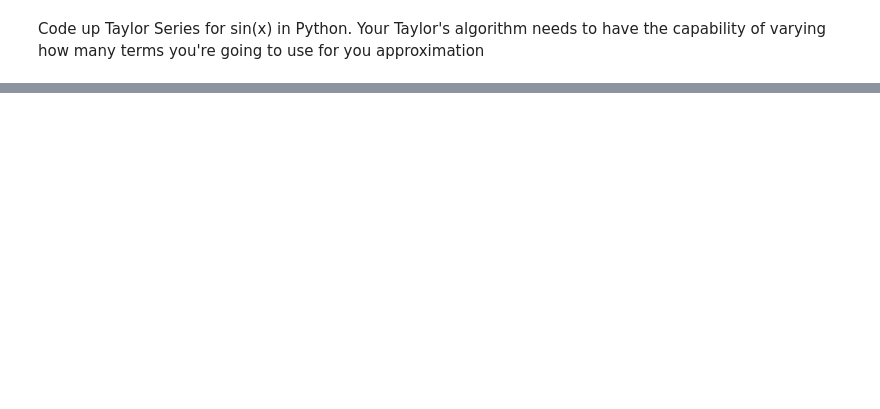
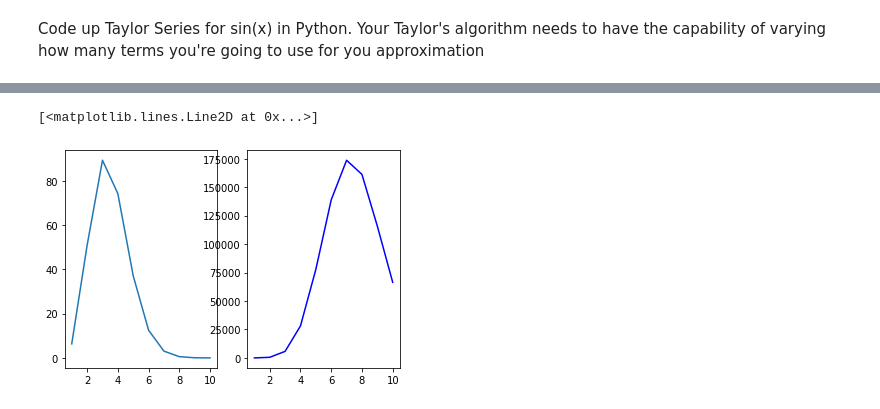
Before and after one commit to saadhikaap/coe311k, a Jupyter notebook: homework/sap4577-HW3.ipynb, the cells around one changed output, grey strips where cells are left out. Saved outputs shown, nothing was run; the diff lists cells and outputs as text; code cells hidden in the pictures; blank space fills up the shorter version.

```diff
--- a/homework/sap4577-HW3.ipynb
+++ b/homework/sap4577-HW3.ipynb
@@ -63,0 +66,17 @@ plt.plot(x_val, errors[3],
+# %%
+terms10_7, terms10_15 = [], []
+
+x2_val = [i for i in range(1,11)]
+
+for i in range(1,11):
+    terms10_7.append(abs_error(taylor_sin(i, 7), 7))
+    terms10_15.append(abs_error(taylor_sin(i, 15), 15))
+
+#comparing using 1-10 terms for x=7 and x=15
+plt.subplot(1, 2, 1)
+plt.plot(x2_val, terms10_7,)
+plt.subplot(1, 2, 2)
+plt.plot(x2_val, terms10_15, 'b-')
+# %% [output]
+[<matplotlib.lines.Line2D at 0x...>]
+[figure, added]
```
Also changed, not shown: parts of 4 cells of this notebook.
